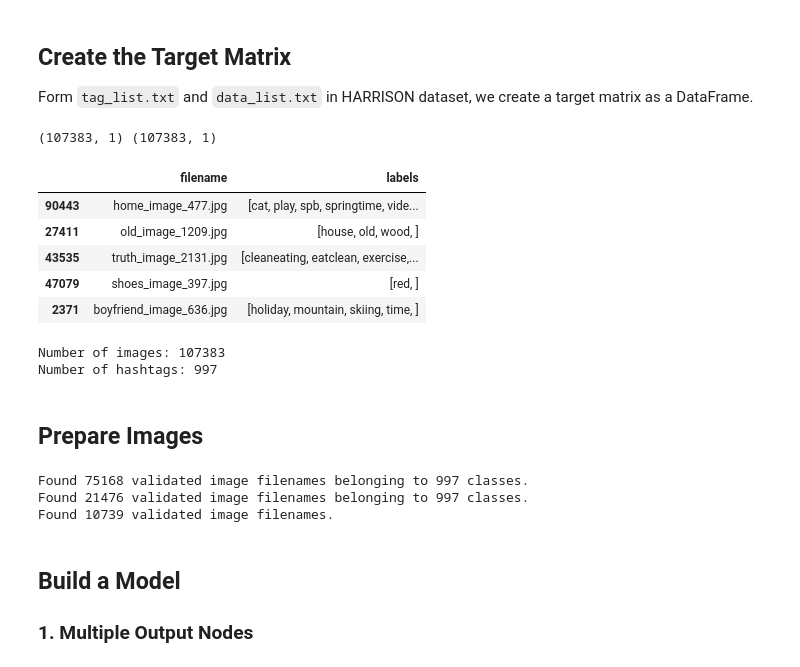
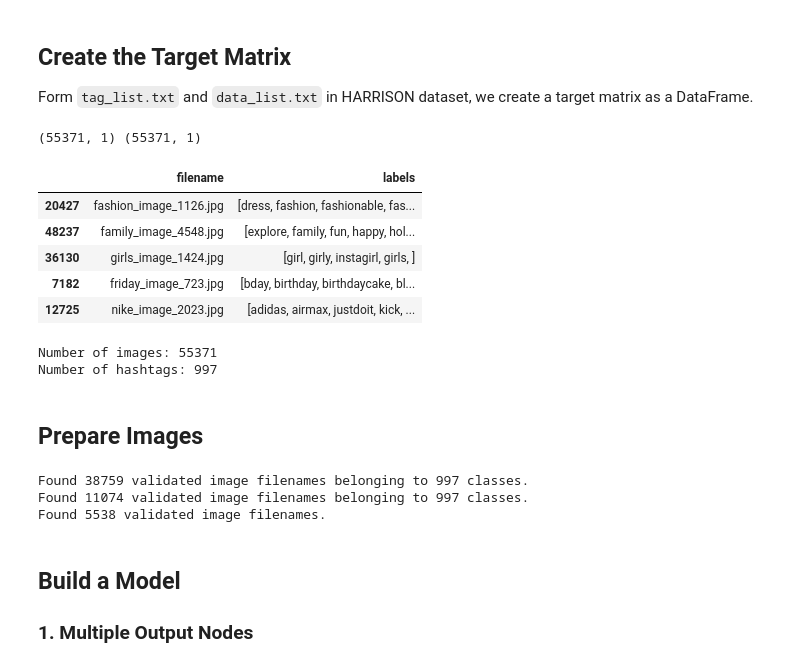
Before and after one commit to tomerlaufer123/cs130Project, a Jupyter notebook: model_development/notebooks/5-single-output-model.ipynb, the cells around one changed output. Drawn from its saved outputs; the diff is of its cells as text; code cells hidden in the pictures.

````diff
--- a/model_development/notebooks/5-single-output-model.ipynb
+++ b/model_development/notebooks/5-single-output-model.ipynb
@@ -30,28 +30,28 @@ Using TensorFlow backend.
 ## Create the Target Matrix
 Form ```tag_list.txt``` and ```data_list.txt``` in HARRISON dataset, we create a target matrix as a DataFrame.
 # %%
-DATA_LIST = "../HARRISON/data_list_oversampled.txt"
-TAG_LIST = "../HARRISON/tag_list_oversampled.txt"
+DATA_LIST = "../HARRISON/2.4_balanced_data_list.txt"
+TAG_LIST = "../HARRISON/2.4_balanced_tag_list.txt"
 
 # Read files
 filename = pd.read_csv(DATA_LIST, names=["filename"], header=None)
 hashtag = pd.read_csv(TAG_LIST, names=["labels"], header=None,skip_blank_lines=False).fillna("")
 hashtag["labels"] = hashtag["labels"].apply(lambda x: x.split(" "))
 
 print(filename.shape,hashtag.shape)
 
 # Concatenate filname and labels
 target = pd.concat([filename, hashtag], axis=1)
 target = shuffle(target, random_state=42)
 target.head(5)
 # %% [output]
-(107383, 1) (107383, 1)
+(55371, 1) (55371, 1)
 |  | filename | labels |
-| 90443 | home_image_477.jpg | [cat, play, spb, springtime, vide... |
-| 27411 | old_image_1209.jpg | [house, old, wood, ] |
-| 43535 | truth_image_2131.jpg | [cleaneating, eatclean, exercise,... |
-| 47079 | shoes_image_397.jpg | [red, ] |
-| 2371 | boyfriend_image_636.jpg | [holiday, mountain, skiing, time, ] |
+| 20427 | fashion_image_1126.jpg | [dress, fashion, fashionable, fas... |
+| 48237 | family_image_4548.jpg | [explore, family, fun, happy, hol... |
+| 36130 | girls_image_1424.jpg | [girl, girly, instagirl, girls, ] |
+| 7182 | friday_image_723.jpg | [bday, birthday, birthdaycake, bl... |
+| 12725 | nike_image_2023.jpg | [adidas, airmax, justdoit, kick, ... |
 # %%
 # Read hashtags
 with open("../model/hashtags.txt") as f:
@@ -65,7 +65,7 @@ num_hashtags = len(hashtags)
 print(f"Number of images: {num_images}")
 print(f"Number of hashtags: {num_hashtags}")
 # %% [output]
-Number of images: 107383
+Number of images: 55371
 Number of hashtags: 997
 # %% [markdown]
 ## Prepare Images
@@ -113,9 +113,9 @@ test_generator = test_datagen.flow_from_dataframe(
     class_mode=None,
     target_size=(100,100))
 # %% [output]
-Found 75168 validated image filenames belonging to 997 classes.
-Found 21476 validated image filenames belonging to 997 classes.
-Found 10739 validated image filenames.
+Found 38759 validated image filenames belonging to 997 classes.
+Found 11074 validated image filenames belonging to 997 classes.
+Found 5538 validated image filenames.
 # %% [markdown]
 ## Build a Model
 ### 1. Multiple Output Nodes
````
Also changed, not shown: parts of 6 cells of this notebook, 3 other files.
